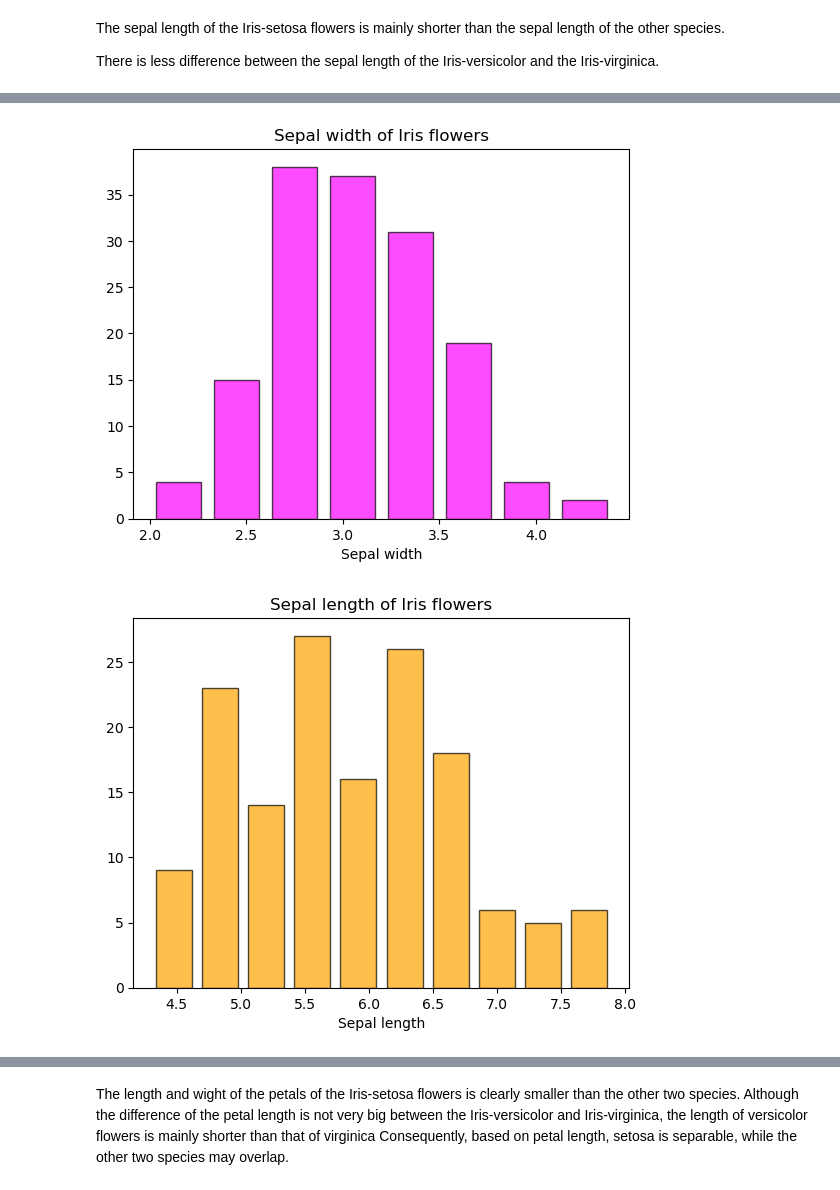
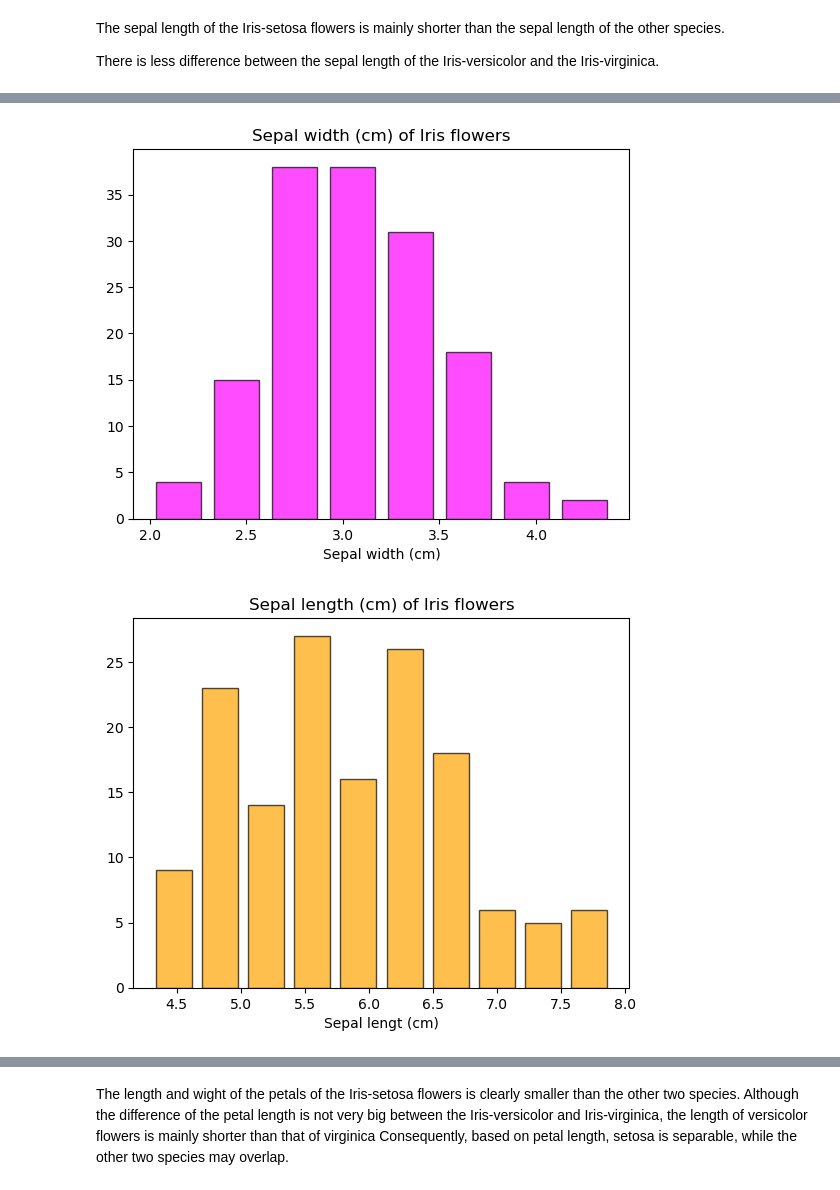
Before and after one commit to Jennyicano/Pands-Project, a Jupyter notebook: iris_data.ipynb, the cells around one changed output, grey strips where cells are left out. Saved outputs shown, nothing was run; the diff lists cells and outputs as text; code cells hidden in the pictures.

```diff
--- a/iris_data.ipynb
+++ b/iris_data.ipynb
@@ -39,5 +39,7 @@ import seaborn as sns
 # %%
 # I loaded the data from the csv file in this repositary.
 
-df = pd.read_csv('https://raw.githubusercontent.com/mwaskom/seaborn-data/master/iris.csv')
+# The data also can be loaded from the library of seaborn in GitHub:  df = pd.read_csv('https://raw.githubusercontent.com/mwaskom/seaborn-data/master/iris.csv')
+
+df = pd.read_csv('iris.data.csv')
 # %%
@@ -220,27 +222,27 @@ plt.show()
 # %%
 # Plotting the histogram of the sepal width.
 
 sepal_w = df['sepal_width']
 
 plt.hist(sepal_w, bins=8, color='magenta', edgecolor='black', alpha=0.7, rwidth=0.78)
-plt.xlabel('Sepal width')
+plt.xlabel('Sepal width (cm)')
 plt.ylabel('')
-plt.title('Sepal width of Iris flowers')
+plt.title('Sepal width (cm) of Iris flowers')
 plt.savefig('Sepal width_hist.png')
 plt.show()
 # %% [output]
-[figure, old version]
+[figure, new version]
 # %%
 # Plotting the histogram of the sepal length.
 
 sepal_l = df['sepal_length']
 
 plt.hist(sepal_l, bins=10, color='orange', edgecolor='black', alpha=0.7, rwidth=0.78)
-plt.xlabel('Sepal length')
+plt.xlabel('Sepal lengt (cm)')
 plt.ylabel('')
-plt.title('Sepal length of Iris flowers')
+plt.title('Sepal length (cm) of Iris flowers')
 plt.savefig('Sepal length_hist.png')
 plt.show()
 # %% [output]
-[figure, old version]
+[figure, new version]
 # %%
```
Also changed, not shown: parts of 20 cells of this notebook, 5 other files.
